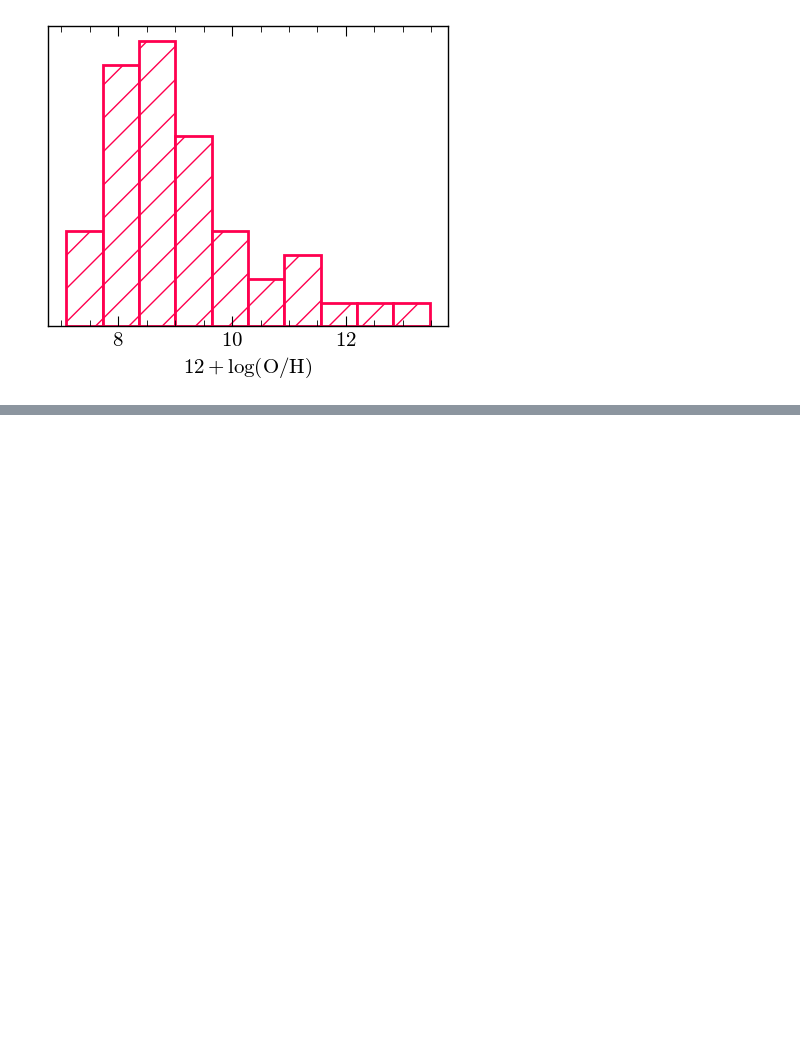
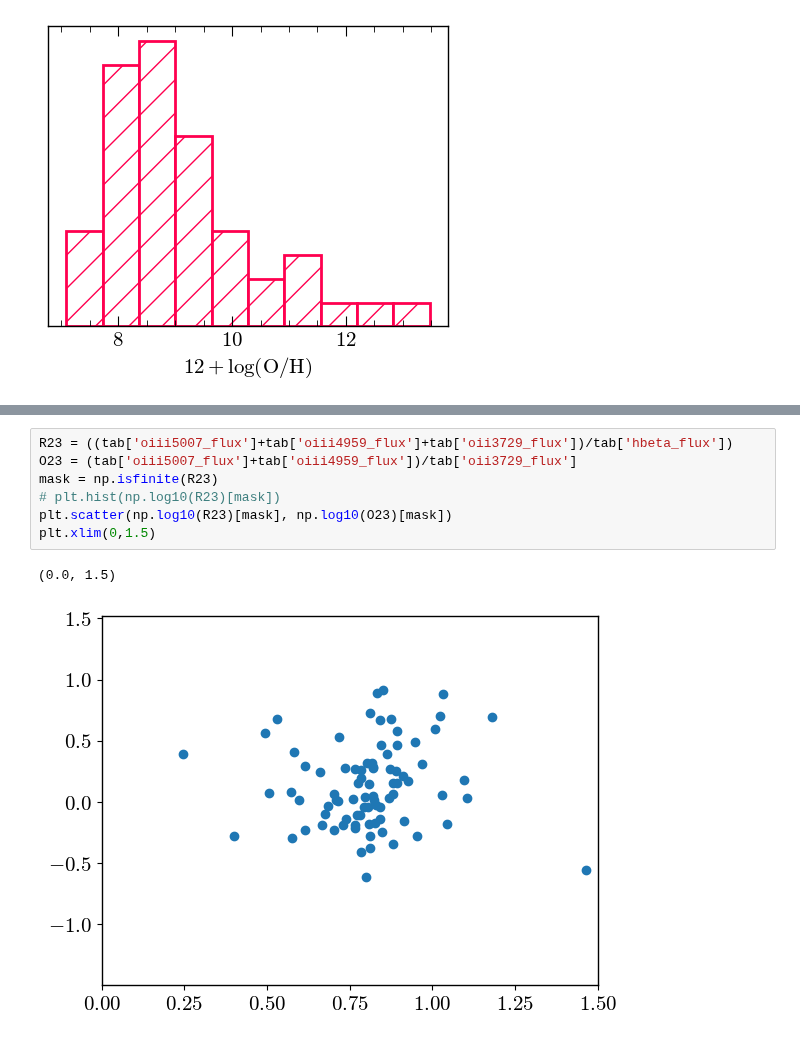
Before and after one commit to 0hardytom/eelgs, a Jupyter notebook: notebooks/week5-6/result_plotter.ipynb, the cells around one changed output, grey strips where cells are left out. Saved outputs shown, nothing was run; the diff lists cells and outputs as text; blank space fills up the shorter version.

```diff
--- a/notebooks/week5-6/result_plotter.ipynb
+++ b/notebooks/week5-6/result_plotter.ipynb
@@ -349,0 +372,10 @@ Table length=28
+# %%
+R23 = ((tab['oiii5007_flux']+tab['oiii4959_flux']+tab['oii3729_flux'])/tab['hbeta_flux'])
+O23 = (tab['oiii5007_flux']+tab['oiii4959_flux'])/tab['oii3729_flux']
+mask = np.isfinite(R23)
+# plt.hist(np.log10(R23)[mask])
+plt.scatter(np.log10(R23)[mask], np.log10(O23)[mask])
+plt.xlim(0,1.5)
+# %% [output]
+(0.0, 1.5)
+[figure, added]
```
Also changed, not shown: parts of 2 cells of this notebook.
